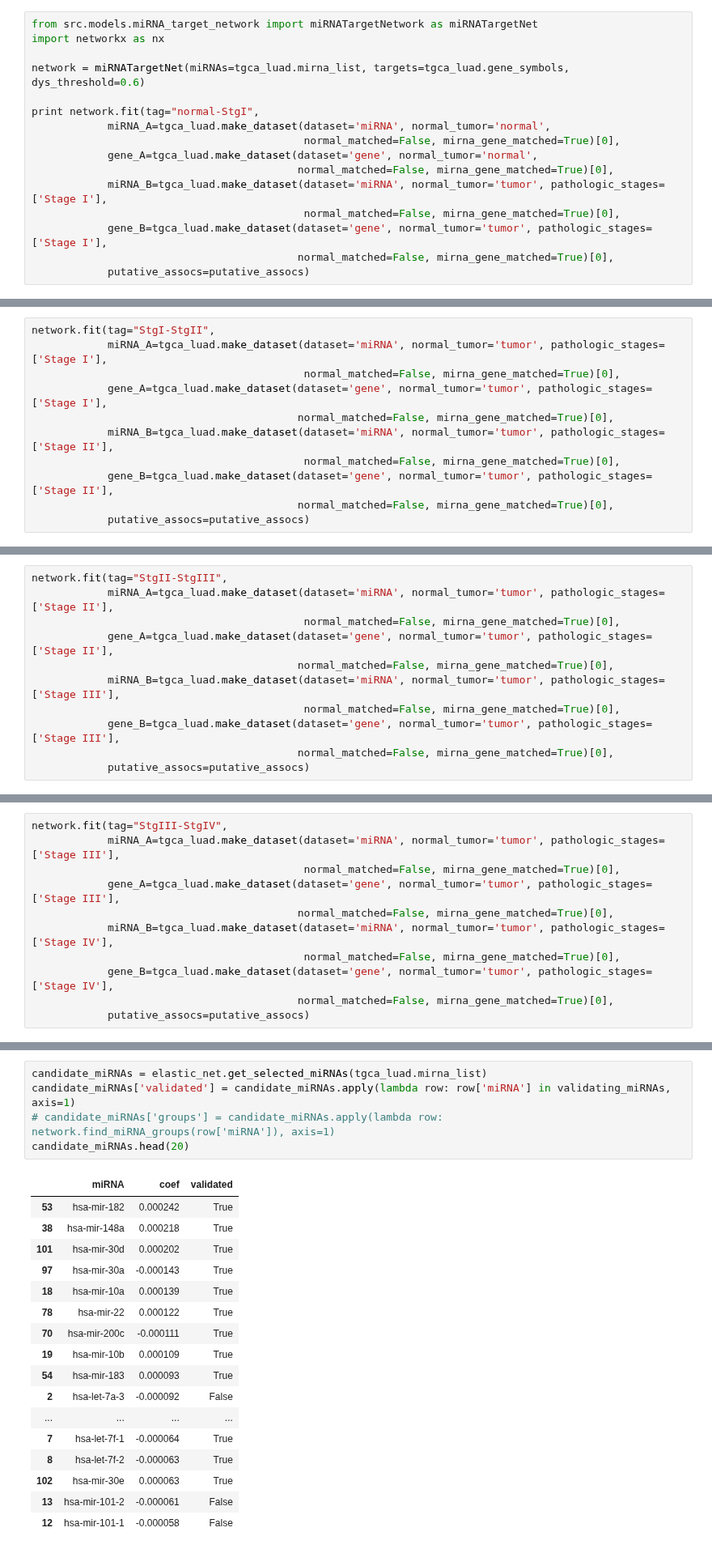
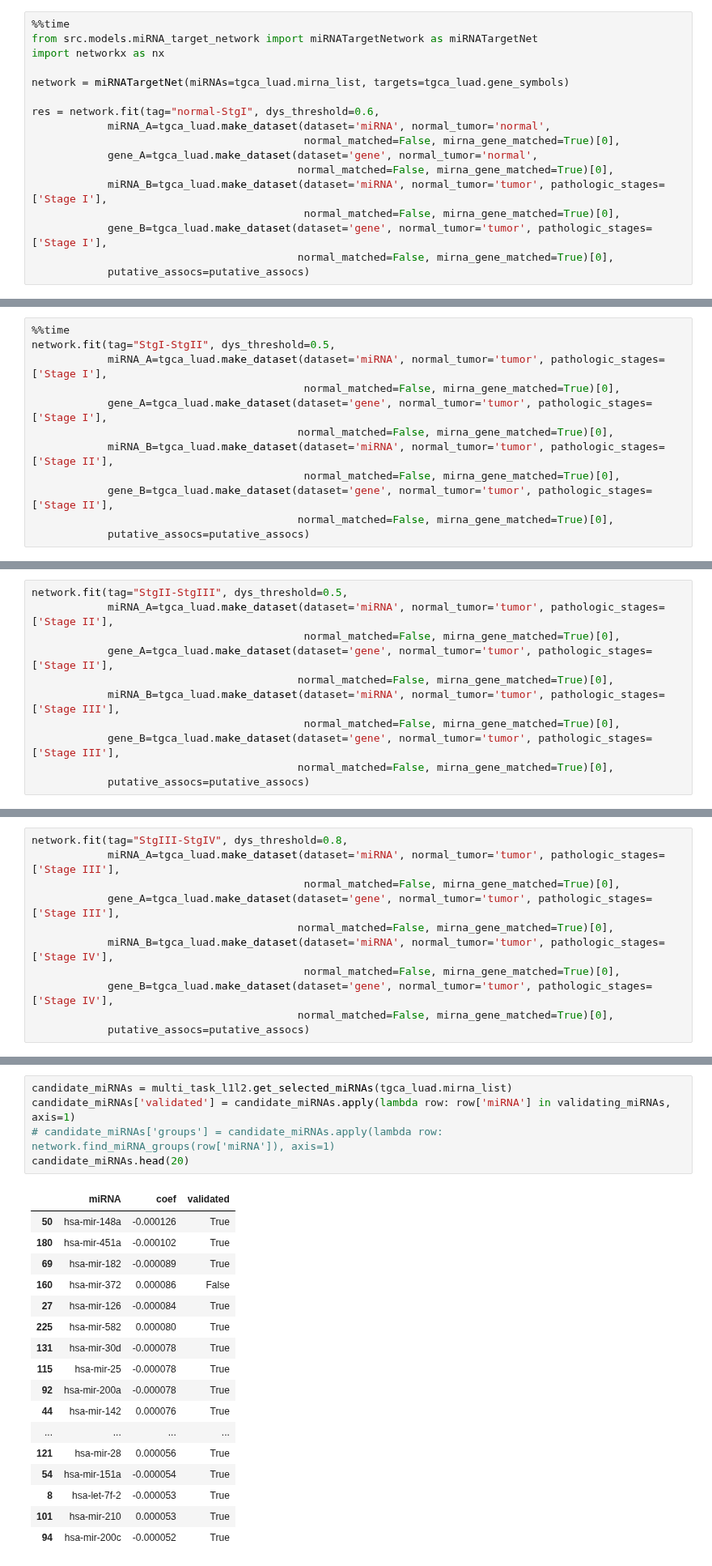
Before and after one commit to JonnyTran/microRNA-Lung-Cancer-Associations, a Jupyter notebook: notebooks/miRNA-gene_exp.ipynb, the cells around one changed output, grey strips where cells are left out. Shown at 81% size. Drawn from its saved outputs; the diff is of its cells as text.

```diff
--- a/notebooks/miRNA-gene_exp.ipynb
+++ b/notebooks/miRNA-gene_exp.ipynb
@@ -96,12 +96,13 @@ print putative_assocs.shape
 The assumption used is that two miRNA's are in the same group, if they share the same target
 If a miRNA has overlapping groups, "larger_groups_first" param decides whether larger or smaller group takes priority
 # %%
+%%time
 from src.models.miRNA_target_network import miRNATargetNetwork as miRNATargetNet
 import networkx as nx
 
-network = miRNATargetNet(miRNAs=tgca_luad.mirna_list, targets=tgca_luad.gene_symbols, dys_threshold=0.6)
+network = miRNATargetNet(miRNAs=tgca_luad.mirna_list, targets=tgca_luad.gene_symbols)
 
-print network.fit(tag="normal-StgI",
+res = network.fit(tag="normal-StgI", dys_threshold=0.6,
             miRNA_A=tgca_luad.make_dataset(dataset='miRNA', normal_tumor='normal',
                                            normal_matched=False, mirna_gene_matched=True)[0],
             gene_A=tgca_luad.make_dataset(dataset='gene', normal_tumor='normal',
@@ -118,5 +122,6 @@ n_B 275
 # %%
-network.fit(tag="StgI-StgII",
+%%time
+network.fit(tag="StgI-StgII", dys_threshold=0.5,
             miRNA_A=tgca_luad.make_dataset(dataset='miRNA', normal_tumor='tumor', pathologic_stages=['Stage I'],
                                            normal_matched=False, mirna_gene_matched=True)[0],
             gene_A=tgca_luad.make_dataset(dataset='gene', normal_tumor='tumor', pathologic_stages=['Stage I'],
@@ -133,5 +140,5 @@ n_B 120
 # %%
-network.fit(tag="StgII-StgIII",
+network.fit(tag="StgII-StgIII", dys_threshold=0.5,
             miRNA_A=tgca_luad.make_dataset(dataset='miRNA', normal_tumor='tumor', pathologic_stages=['Stage II'],
                                            normal_matched=False, mirna_gene_matched=True)[0],
             gene_A=tgca_luad.make_dataset(dataset='gene', normal_tumor='tumor', pathologic_stages=['Stage II'],
@@ -148,5 +155,5 @@ n_B 84
 # %%
-network.fit(tag="StgIII-StgIV",
+network.fit(tag="StgIII-StgIV", dys_threshold=0.8,
             miRNA_A=tgca_luad.make_dataset(dataset='miRNA', normal_tumor='tumor', pathologic_stages=['Stage III'],
                                            normal_matched=False, mirna_gene_matched=True)[0],
             gene_A=tgca_luad.make_dataset(dataset='gene', normal_tumor='tumor', pathologic_stages=['Stage III'],
@@ -687,28 +674,28 @@ pandas.DataFrame(models, columns=['method', 'no_selected', 'recall_rate', 'preci
 # %% [markdown]
 ## Check each candidate miRNA's if validated
 # %%
-candidate_miRNAs = elastic_net.get_selected_miRNAs(tgca_luad.mirna_list)
+candidate_miRNAs = multi_task_l1l2.get_selected_miRNAs(tgca_luad.mirna_list)
 candidate_miRNAs['validated'] = candidate_miRNAs.apply(lambda row: row['miRNA'] in validating_miRNAs, axis=1)
 # candidate_miRNAs['groups'] = candidate_miRNAs.apply(lambda row: network.find_miRNA_groups(row['miRNA']), axis=1)
 candidate_miRNAs.head(20)
 # %% [output]
 |  | miRNA | coef | validated |
-| 53 | hsa-mir-182 | 0.000242 | True |
-| 38 | hsa-mir-148a | 0.000218 | True |
-| 101 | hsa-mir-30d | 0.000202 | True |
-| 97 | hsa-mir-30a | -0.000143 | True |
-| 18 | hsa-mir-10a | 0.000139 | True |
-| 78 | hsa-mir-22 | 0.000122 | True |
-| 70 | hsa-mir-200c | -0.000111 | True |
-| 19 | hsa-mir-10b | 0.000109 | True |
-| 54 | hsa-mir-183 | 0.000093 | True |
-| 2 | hsa-let-7a-3 | -0.000092 | False |
+| 50 | hsa-mir-148a | -0.000126 | True |
+| 180 | hsa-mir-451a | -0.000102 | True |
+| 69 | hsa-mir-182 | -0.000089 | True |
+| 160 | hsa-mir-372 | 0.000086 | False |
+| 27 | hsa-mir-126 | -0.000084 | True |
+| 225 | hsa-mir-582 | 0.000080 | True |
+| 131 | hsa-mir-30d | -0.000078 | True |
+| 115 | hsa-mir-25 | -0.000078 | True |
+| 92 | hsa-mir-200a | -0.000078 | True |
+| 44 | hsa-mir-142 | 0.000076 | True |
 | ... | ... | ... | ... |
-| 7 | hsa-let-7f-1 | -0.000064 | True |
-| 8 | hsa-let-7f-2 | -0.000063 | True |
-| 102 | hsa-mir-30e | 0.000063 | True |
-| 13 | hsa-mir-101-2 | -0.000061 | False |
-| 12 | hsa-mir-101-1 | -0.000058 | False |
+| 121 | hsa-mir-28 | 0.000056 | True |
+| 54 | hsa-mir-151a | -0.000054 | True |
+| 8 | hsa-let-7f-2 | -0.000053 | True |
+| 101 | hsa-mir-210 | 0.000053 | True |
+| 94 | hsa-mir-200c | -0.000052 | True |
 # %%
 candidate_miRNAs = pandas.DataFrame([(tgca_luad.mirna_list[m], logistic_L1L2GL.beta[m][0]) for m in logistic_L1L2GL.beta.nonzero()[0]])
 candidate_miRNAs.columns = ['miRNA', 'coef']
```
Also changed, not shown: parts of 24 cells of this notebook, 1 other file.
